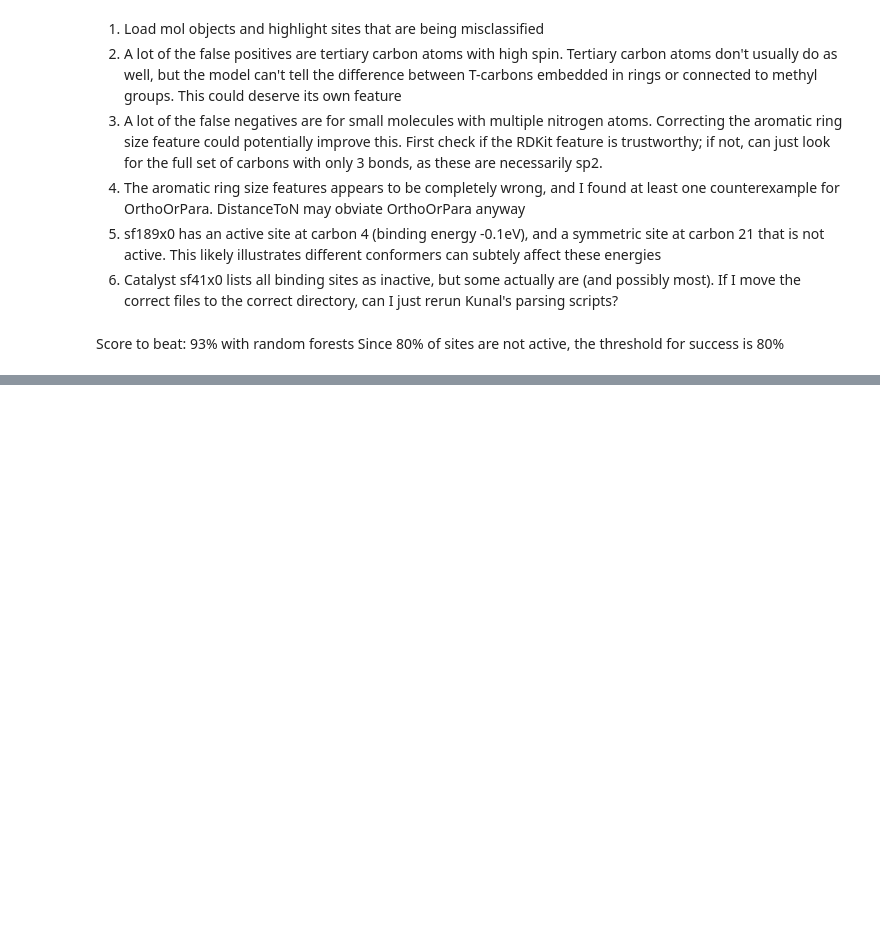
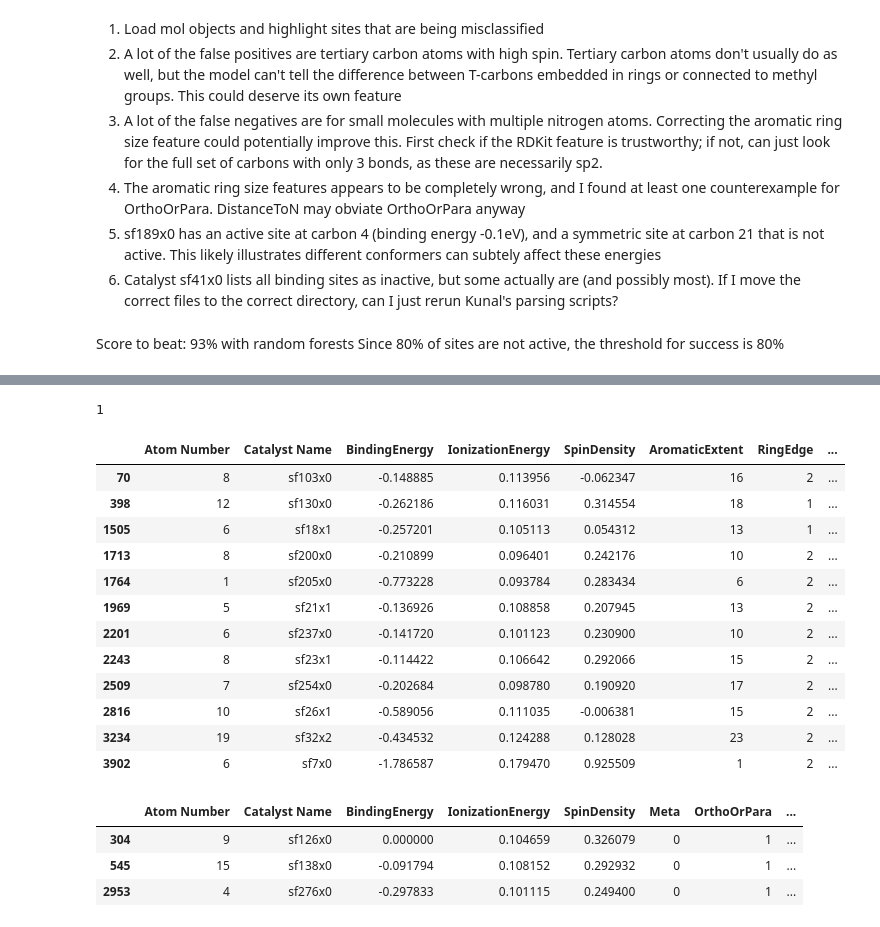
Before and after one commit to ndricke/ngcc_ml, a Jupyter notebook: ngcc_AS_classify.ipynb, the cells around one changed output, grey strips where cells are left out. Saved outputs shown, nothing was run; the diff lists cells and outputs as text; code cells hidden in the pictures; blank space fills up the shorter version.

Commit message:
In process of adding new aromatic features

```diff
--- a/ngcc_AS_classify.ipynb
+++ b/ngcc_AS_classify.ipynb
@@ -22,3 +22,7 @@ RDKit WARNING: [20:58:07] Enabling RDKit 2019.09.3 jupyter extensions
 # %%
-df = pd.read_csv("/home/nricke/work/klodaya/notebooks_klodaya/DidItBindWithSubstructure.csv", index_col=0)
-df_aug = pd.read_json("/home/nricke/work/klodaya/notebooks_klodaya/additional_aromatic_features.json")
+#df = pd.read_csv("/home/nricke/work/klodaya/notebooks_klodaya/DidItBindWithSubstructure.csv", index_col=0)
+#df = pd.read_csv("/home/nricke/work/ngcc_ml/DidItBindv2.csv")
+df = pd.read_csv("/home/nricke/work/ngcc_ml/DidItBindv4.csv")
+#df_aug = pd.read_json("/home/nricke/work/klodaya/notebooks_klodaya/additional_aromatic_features.json")
+#df_aug["Atom Number"] = df_aug["Atom Number"] + 1
+#df = df.merge(df_aug, on=["Atom Number", "Catalyst Name"])
@@ -69,2 +28,0 @@ df_aug
-# %%
-df = df.merge(df_aug, on=["Atom Number", "Catalyst Name"])
@@ -104,7 +63,7 @@ df[df["Catalyst Name"] == "sf41x0"][["Atom Number", "Doesitbind"]]
 # %%
-feature_cols = ["SpinDensity", "ChElPGNeutralCharge", "ChargeDifference", "IonizationEnergy", "OrthoOrPara", "Meta", "FartherThanPara", "DistanceToN", "NumberOfHydrogens", "IsInRingSize6", "IsInRingSize5", "NeighborSpinDensity", 'NeighborChElPGCharge', 'NeighborChargeDifference', "aromatic_extent", "ring_edge"]
+feature_cols = ["SpinDensity", "ChElPGNeutralCharge", "ChargeDifference", "IonizationEnergy", "OrthoOrPara", "Meta", "FartherThanPara", "DistanceToN", "NumberOfHydrogens", "IsInRingSize6", "IsInRingSize5", "NeighborSpinDensity", 'NeighborChElPGCharge', 'NeighborChargeDifference', "AromaticExtent", "RingEdge", "NumNitrogens", "NumHeteroatoms"]
 #feature_cols = ["SpinDensity", "ChElPGNeutralCharge", "ChargeDifference", "IonizationEnergy", "DistanceToN", "NumberOfHydrogens", "IsInRingSize6", "IsInRingSize5", "aromatic_extent", "ring_edge"]
 X = df[feature_cols]
 y = df["Doesitbind"].astype('int')
 # %%
-X_train, X_test, y_train, y_test = train_test_split(X, y, test_size=0.2, random_state=0)
+X_train, X_test, y_train, y_test = train_test_split(X, y, test_size=0.1, random_state=0)
@@ -166,5 +140,28 @@ dfy_miss.loc[70]
+# %%
+df["Atom Number"].min()
+# %% [output]
+1
 # %%
-dfy_false_neg[["Atom Number", "AromaticSize", "Catalyst Name", "BindingEnergy", "IonizationEnergy", "SpinDensity"]].sort_values(by="Catalyst Name")
+dfy_false_neg[["Atom Number", "Catalyst Name", "BindingEnergy", "IonizationEnergy", "SpinDensity", "AromaticExtent", "RingEdge", "DistanceToN", "NumNitrogens", "NumHeteroatoms"]].sort_values(by="Catalyst Name")
+# %% [output]
+|  | Atom Number | Catalyst Name | BindingEnergy | IonizationEnergy | SpinDensity | AromaticExtent | RingEdge | ... |
+| 70 | 8 | sf103x0 | -0.148885 | 0.113956 | -0.062347 | 16 | 2 | ... |
+| 398 | 12 | sf130x0 | -0.262186 | 0.116031 | 0.314554 | 18 | 1 | ... |
+| 1505 | 6 | sf18x1 | -0.257201 | 0.105113 | 0.054312 | 13 | 1 | ... |
+| 1713 | 8 | sf200x0 | -0.210899 | 0.096401 | 0.242176 | 10 | 2 | ... |
+| 1764 | 1 | sf205x0 | -0.773228 | 0.093784 | 0.283434 | 6 | 2 | ... |
+| 1969 | 5 | sf21x1 | -0.136926 | 0.108858 | 0.207945 | 13 | 2 | ... |
+| 2201 | 6 | sf237x0 | -0.141720 | 0.101123 | 0.230900 | 10 | 2 | ... |
+| 2243 | 8 | sf23x1 | -0.114422 | 0.106642 | 0.292066 | 15 | 2 | ... |
+| 2509 | 7 | sf254x0 | -0.202684 | 0.098780 | 0.190920 | 17 | 2 | ... |
+| 2816 | 10 | sf26x1 | -0.589056 | 0.111035 | -0.006381 | 15 | 2 | ... |
+| 3234 | 19 | sf32x2 | -0.434532 | 0.124288 | 0.128028 | 23 | 2 | ... |
+| 3902 | 6 | sf7x0 | -1.786587 | 0.179470 | 0.925509 | 1 | 2 | ... |
 # %%
-dfy_false_pos[["Atom Number", "AromaticSize", "Catalyst Name", "BindingEnergy", "IonizationEnergy", "SpinDensity", "Meta", "OrthoOrPara", "DistanceToN", "NumberOfHydrogens"]].sort_values(by="Catalyst Name")
+dfy_false_pos[["Atom Number", "Catalyst Name", "BindingEnergy", "IonizationEnergy", "SpinDensity", "Meta", "OrthoOrPara", "DistanceToN", "NumberOfHydrogens", "AromaticExtent", "RingEdge"]].sort_values(by="Catalyst Name")
+# %% [output]
+|  | Atom Number | Catalyst Name | BindingEnergy | IonizationEnergy | SpinDensity | Meta | OrthoOrPara | ... |
+| 304 | 9 | sf126x0 | 0.000000 | 0.104659 | 0.326079 | 0 | 1 | ... |
+| 545 | 15 | sf138x0 | -0.091794 | 0.108152 | 0.292932 | 0 | 1 | ... |
+| 2953 | 4 | sf276x0 | -0.297833 | 0.101115 | 0.249400 | 0 | 1 | ... |
 # %%
```
Also changed, not shown: parts of 18 cells of this notebook, 1 other file.
